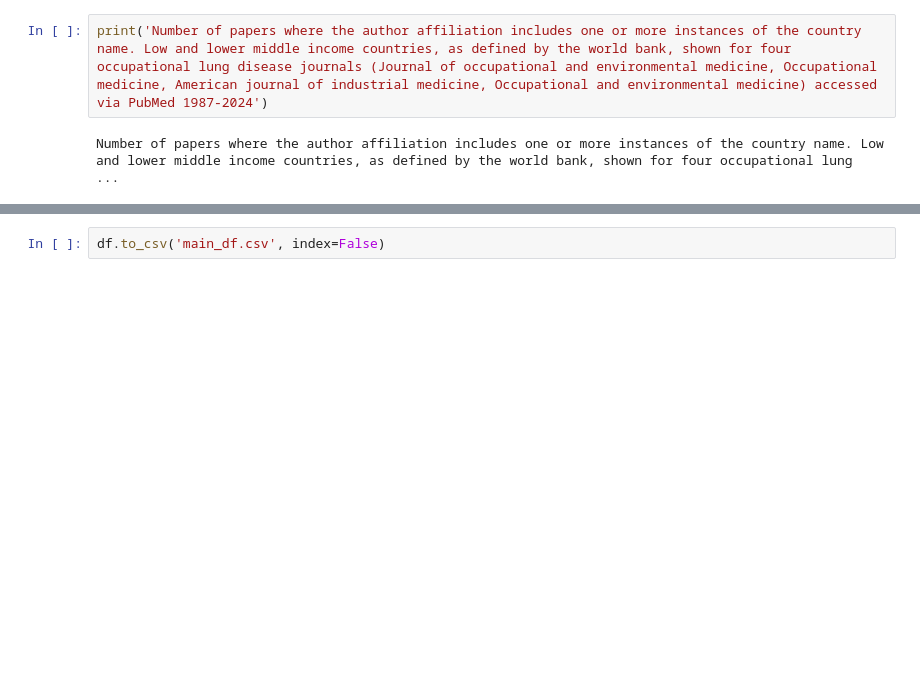
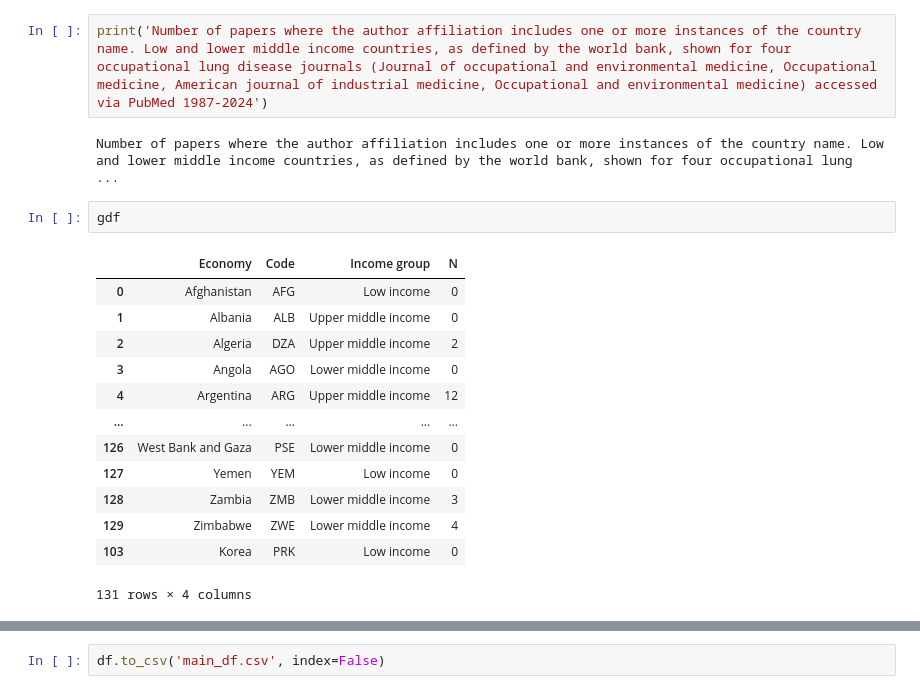
Before and after one commit to drcjar/old-lmics, a Jupyter notebook: old_lmics_v2.ipynb, the cells around one changed output, grey strips where cells are left out. Saved outputs shown, nothing was run; the diff lists cells and outputs as text; blank space fills up the shorter version.

```diff
--- a/old_lmics_v2.ipynb
+++ b/old_lmics_v2.ipynb
@@ -897,6 +902,22 @@ gdf = pd.concat([gdf, korea])
 print('Number of papers where the author affiliation includes one or more instances of the country name. Low and lower middle income countries, as defined by the world bank, shown for four occupational lung disease journals (Journal of occupational and environmental medicine, Occupational medicine, American journal of industrial medicine, Occupational and environmental medicine) accessed via PubMed 1987-2024')
 # %% [output]
 Number of papers where the author affiliation includes one or more instances of the country name. Low and lower middle income countries, as defined by the world bank, shown for four occupational lung  ...
+# %%
+gdf
+# %% [output]
+|  | Economy | Code | Income group | N |
+| 0 | Afghanistan | AFG | Low income | 0 |
+| 1 | Albania | ALB | Upper middle income | 0 |
+| 2 | Algeria | DZA | Upper middle income | 2 |
+| 3 | Angola | AGO | Lower middle income | 0 |
+| 4 | Argentina | ARG | Upper middle income | 12 |
+| ... | ... | ... | ... | ... |
+| 126 | West Bank and Gaza | PSE | Lower middle income | 0 |
+| 127 | Yemen | YEM | Low income | 0 |
+| 128 | Zambia | ZMB | Lower middle income | 3 |
+| 129 | Zimbabwe | ZWE | Lower middle income | 4 |
+| 103 | Korea | PRK | Low income | 0 |
+131 rows × 4 columns
 # %%
 # colorcale choice https://plotly.com/python/builtin-colorscales/
 
```
Also changed, not shown: parts of 21 cells of this notebook, 1 other file.
